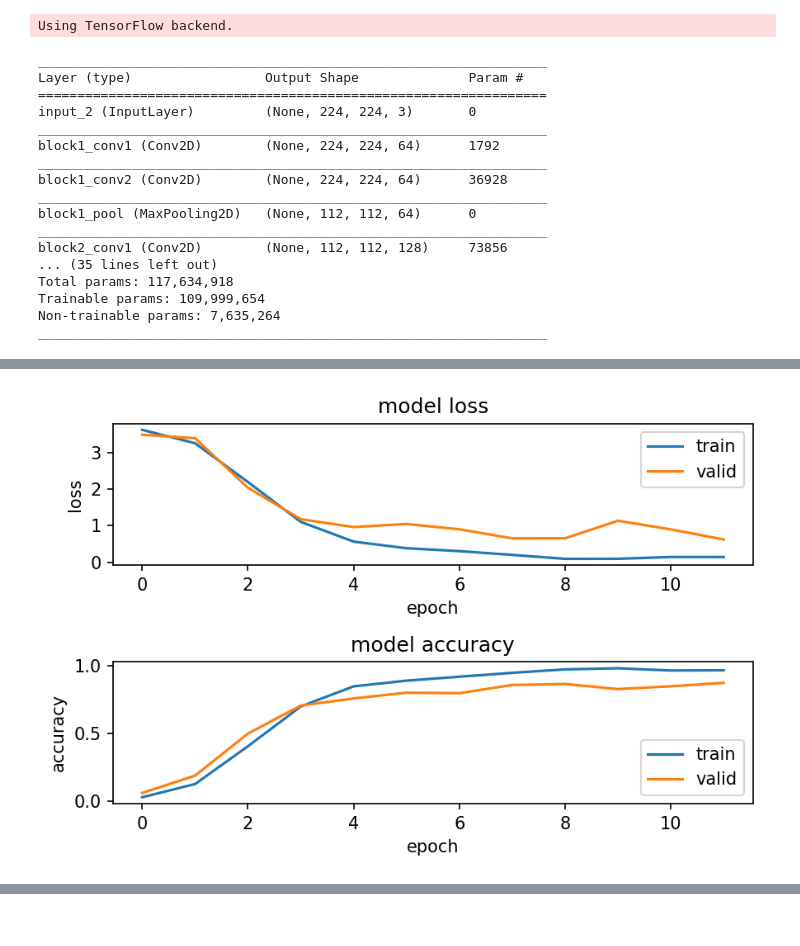
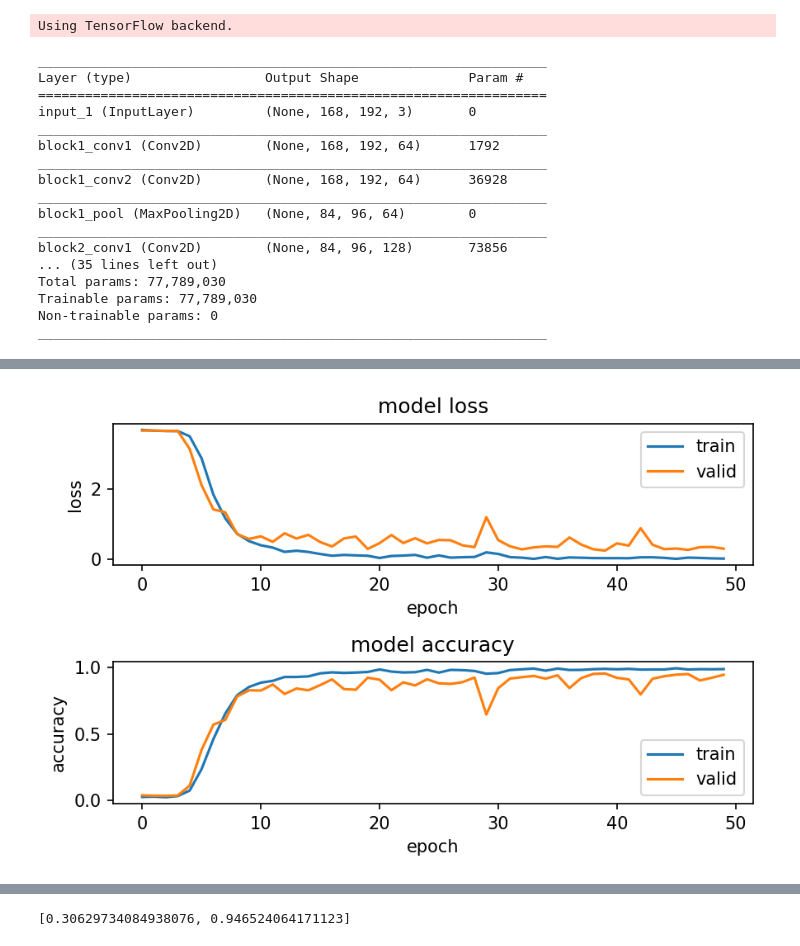
Before and after one commit to peter0749/ML_2018, a Jupyter notebook: hw2/hw2.ipynb, the cells around one changed output, grey strips where cells are left out. Drawn from its saved outputs; the diff is of its cells as text; code cells hidden in the pictures.

```diff
--- a/hw2/hw2.ipynb
+++ b/hw2/hw2.ipynb
@@ -32,8 +34,8 @@ Using TensorFlow backend.
 # Construct filepaths.
 label_name = sorted(next(os.walk(DATASET_ROOT))[1])
 CLASS_N = len(label_name)
-W, H = 224, 224 # use default imagenet dimensions
-EPOCHS = 12
+W, H = 192, 168 # use default imagenet dimensions
+EPOCHS = 50
 BATCH_SIZE = 16
 # %%
 def read_img(filename):
@@ -55,17 +57,18 @@ for id_, name in tqdm(enumerate(label_name), total=len(label_name)):
     X_test.extend([read_img(img_path) for img_path in test_paths])
     Y_test.extend([id_]*len(test_paths))
 X_train, X_test, Y_train, Y_test = list(map(np.asarray, [X_train, X_test, Y_train, Y_test]))
-X_train, X_test = list(map(preprocess_input, [X_train, X_test])) # substract mean, etc.
+# X_train, X_test = list(map(preprocess_input, [X_train, X_test])) # substract mean, etc.
 Y_train, Y_test = list(map(lambda x: to_categorical(x, num_classes=CLASS_N), [Y_train, Y_test]))
 # %%
-def make_vgg16(weights=None):
+def make_vgg16(weights=None, fine_tune=False):
     # default initializers of convolution layer in Keras are
     # kernel_initializer='glorot_uniform', bias_initializer='zeros
     model = VGG16(classes=1, include_top=True, input_shape=(H,W,3), weights=None) # random initialization
     if not weights is None:
         model.load_weights(weights, by_name=True)
-        for layer in model.layers[:-9]:
-            layer.trainable = False # Freeze all pre-trained layers except fc1
+        if fine_tune:
+            for layer in model.layers[:-9]:
+                layer.trainable = False # Freeze all pre-trained layers before block4_pool
     out = Dense(CLASS_N, activation='softmax') (model.layers[-3].output) # output layer
     return Model(model.inputs, out)
 # %%
@@ -86,33 +89,37 @@ def plot_loss(history):
     ax[1].legend(['train','valid'], loc='lower right')
     plt.tight_layout()
     plt.show()
+# %%
+train_generator = ImageDataGenerator(rotation_range=5, width_shift_range=2, zoom_range=0.1, fill_mode='constant', cval=0, horizontal_flip=True, data_format='channels_last')
 # %%
 # default initializers of convolution layer in Keras are
 # kernel_initializer='glorot_uniform', bias_initializer='zeros'
 vgg16_random = make_vgg16()
-vgg16_fine_tune = make_vgg16(weights='/hdd/dataset/ML_HW2/model.h5')
-vgg16_fine_tune.summary()
+vgg16_random.summary()
 # %% [output]
 _________________________________________________________________
 Layer (type)                 Output Shape              Param #
 =================================================================
-input_2 (InputLayer)         (None, 224, 224, 3)       0
+input_1 (InputLayer)         (None, 168, 192, 3)       0
 _________________________________________________________________
-block1_conv1 (Conv2D)        (None, 224, 224, 64)      1792
+block1_conv1 (Conv2D)        (None, 168, 192, 64)      1792
 _________________________________________________________________
-block1_conv2 (Conv2D)        (None, 224, 224, 64)      36928
+block1_conv2 (Conv2D)        (None, 168, 192, 64)      36928
 _________________________________________________________________
-block1_pool (MaxPooling2D)   (None, 112, 112, 64)      0
+block1_pool (MaxPooling2D)   (None, 84, 96, 64)        0
 _________________________________________________________________
-block2_conv1 (Conv2D)        (None, 112, 112, 128)     73856
+block2_conv1 (Conv2D)        (None, 84, 96, 128)       73856
 ... (35 lines left out)
-Total params: 117,634,918
-Trainable params: 109,999,654
-Non-trainable params: 7,635,264
+Total params: 77,789,030
+Trainable params: 77,789,030
+Non-trainable params: 0
 _________________________________________________________________
 # %%
 ## Train random:
 vgg16_random.compile(loss='categorical_crossentropy', optimizer=Adam(lr=0.0001), metrics=['acc'])
-vgg16_random_history = vgg16_random.fit(X_train, Y_train, validation_data=(X_test, Y_test), batch_size=BATCH_SIZE, epochs=EPOCHS, shuffle=True)
+vgg16_random_history = vgg16_random.fit_generator(train_generator.flow(X_train, Y_train, batch_size=BATCH_SIZE), validation_data=(X_test, Y_test), epochs=EPOCHS, shuffle=True, workers=3)
 plot_loss(vgg16_random_history)
+display(vgg16_random.evaluate(X_test, Y_test, batch_size=BATCH_SIZE))
+K.clear_session()
+del vgg16_random
 # %% [output]
@@ -136 +143 @@ Epoch 12/12
-[figure, old version]
+[figure, new version]
@@ -136,0 +145 @@ Epoch 12/12
+[0.30629734084938076, 0.946524064171123]
```
Also changed, not shown: parts of 4 cells of this notebook.
